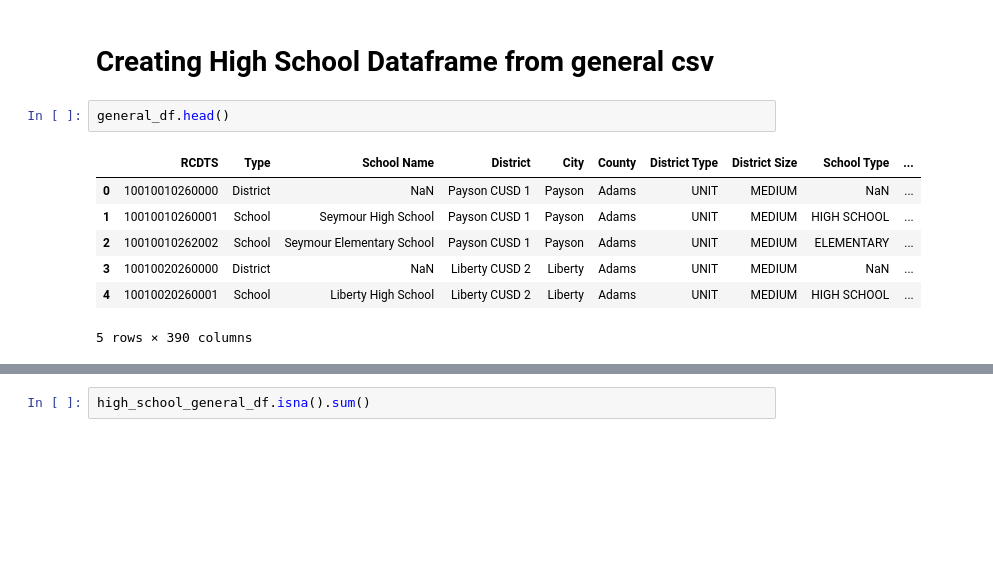
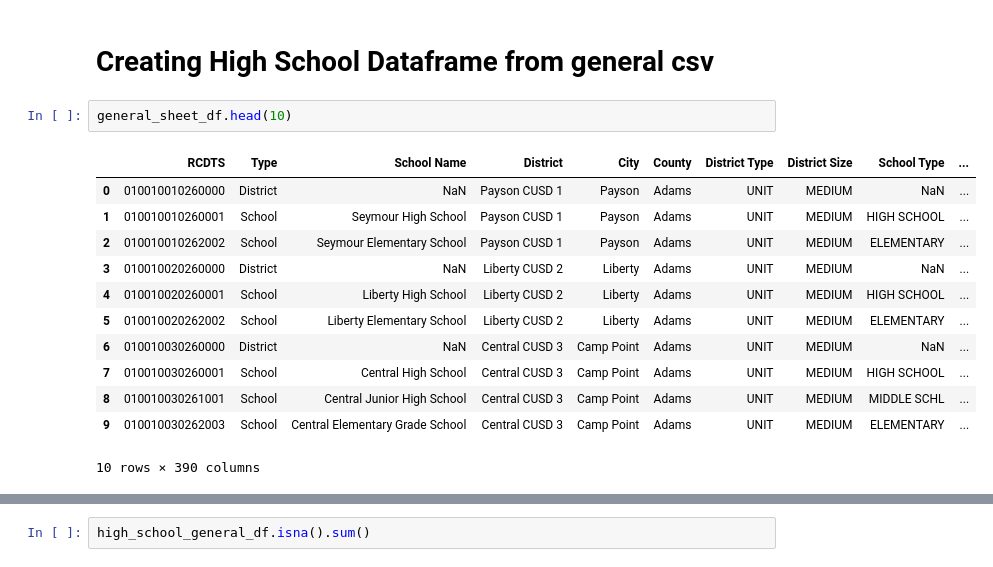
Before and after one commit to morrissey466/Illinois_School_Analysis, a Jupyter notebook: Resources/clean_data.ipynb, the cells around one changed output, grey strips where cells are left out. Drawn from its saved outputs; the diff is of its cells as text; blank space fills up the shorter version.

```diff
--- a/Resources/clean_data.ipynb
+++ b/Resources/clean_data.ipynb
@@ -192,13 +191,18 @@ district_filtered_df.head(20)
 district_filtered_df.to_csv('clean_data/district_filtered.csv', index=False)
 # %% [markdown]
 # Creating High School Dataframe from general csv
-# %%
-general_df.head()
-# %% [output]
-|  | RCDTS | Type | School Name | District | City | County | District Type | District Size | School Type | ... |
-| 0 | 10010010260000 | District | NaN | Payson CUSD 1 | Payson | Adams | UNIT | MEDIUM | NaN | ... |
-| 1 | 10010010260001 | School | Seymour High School | Payson CUSD 1 | Payson | Adams | UNIT | MEDIUM | HIGH SCHOOL | ... |
-| 2 | 10010010262002 | School | Seymour Elementary School | Payson CUSD 1 | Payson | Adams | UNIT | MEDIUM | ELEMENTARY | ... |
-| 3 | 10010020260000 | District | NaN | Liberty CUSD 2 | Liberty | Adams | UNIT | MEDIUM | NaN | ... |
-| 4 | 10010020260001 | School | Liberty High School | Liberty CUSD 2 | Liberty | Adams | UNIT | MEDIUM | HIGH SCHOOL | ... |
-5 rows × 390 columns
+# %%
+general_sheet_df.head(10)
+# %% [output]
+|  | RCDTS | Type | School Name | District | City | County | District Type | District Size | School Type | ... |
+| 0 | 010010010260000 | District | NaN | Payson CUSD 1 | Payson | Adams | UNIT | MEDIUM | NaN | ... |
+| 1 | 010010010260001 | School | Seymour High School | Payson CUSD 1 | Payson | Adams | UNIT | MEDIUM | HIGH SCHOOL | ... |
+| 2 | 010010010262002 | School | Seymour Elementary School | Payson CUSD 1 | Payson | Adams | UNIT | MEDIUM | ELEMENTARY | ... |
+| 3 | 010010020260000 | District | NaN | Liberty CUSD 2 | Liberty | Adams | UNIT | MEDIUM | NaN | ... |
+| 4 | 010010020260001 | School | Liberty High School | Liberty CUSD 2 | Liberty | Adams | UNIT | MEDIUM | HIGH SCHOOL | ... |
+| 5 | 010010020262002 | School | Liberty Elementary School | Liberty CUSD 2 | Liberty | Adams | UNIT | MEDIUM | ELEMENTARY | ... |
+| 6 | 010010030260000 | District | NaN | Central CUSD 3 | Camp Point | Adams | UNIT | MEDIUM | NaN | ... |
+| 7 | 010010030260001 | School | Central High School | Central CUSD 3 | Camp Point | Adams | UNIT | MEDIUM | HIGH SCHOOL | ... |
+| 8 | 010010030261001 | School | Central Junior High School | Central CUSD 3 | Camp Point | Adams | UNIT | MEDIUM | MIDDLE SCHL | ... |
+| 9 | 010010030262003 | School | Central Elementary Grade School | Central CUSD 3 | Camp Point | Adams | UNIT | MEDIUM | ELEMENTARY | ... |
+10 rows × 390 columns
```
Also changed, not shown: parts of 17 cells of this notebook, 5 other files.
